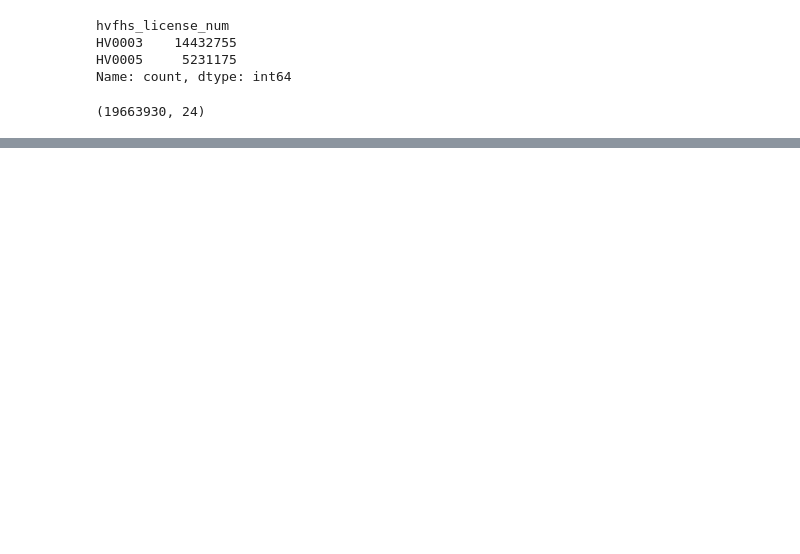
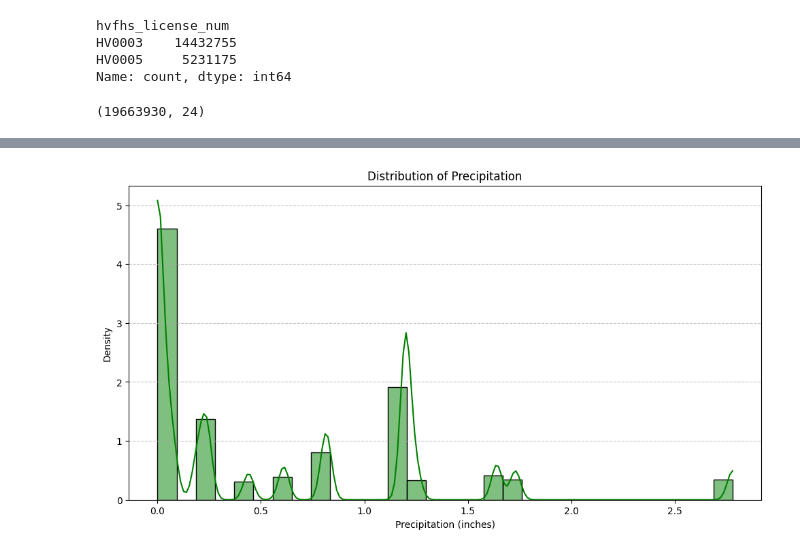
Before and after one commit to SsunyR/softeer_de_wiki, a Jupyter notebook: mission/W4/m2/m2.ipynb, the cells around one changed output, grey strips where cells are left out. Drawn from its saved outputs; the diff is of its cells as text; code cells hidden in the pictures; blank space fills up the shorter version.

```diff
--- a/mission/W4/m2/m2.ipynb
+++ b/mission/W4/m2/m2.ipynb
@@ -136,0 +275,11 @@ df.shape
+# %%
+# 강수량 별 택시 사용량
+plt.figure(figsize=(12, 6))
+sns.histplot(data=df, x='precipitation', bins=30, kde=True, color='green', stat='density')
+plt.title('Distribution of Precipitation')
+plt.xlabel('Precipitation (inches)')
+plt.ylabel('Density')
+plt.grid(axis='y', linestyle='--', alpha=0.7)
+plt.show()
+# %% [output]
+[figure, added]
```
Also changed, not shown: parts of 32 cells of this notebook, 9 other files.
